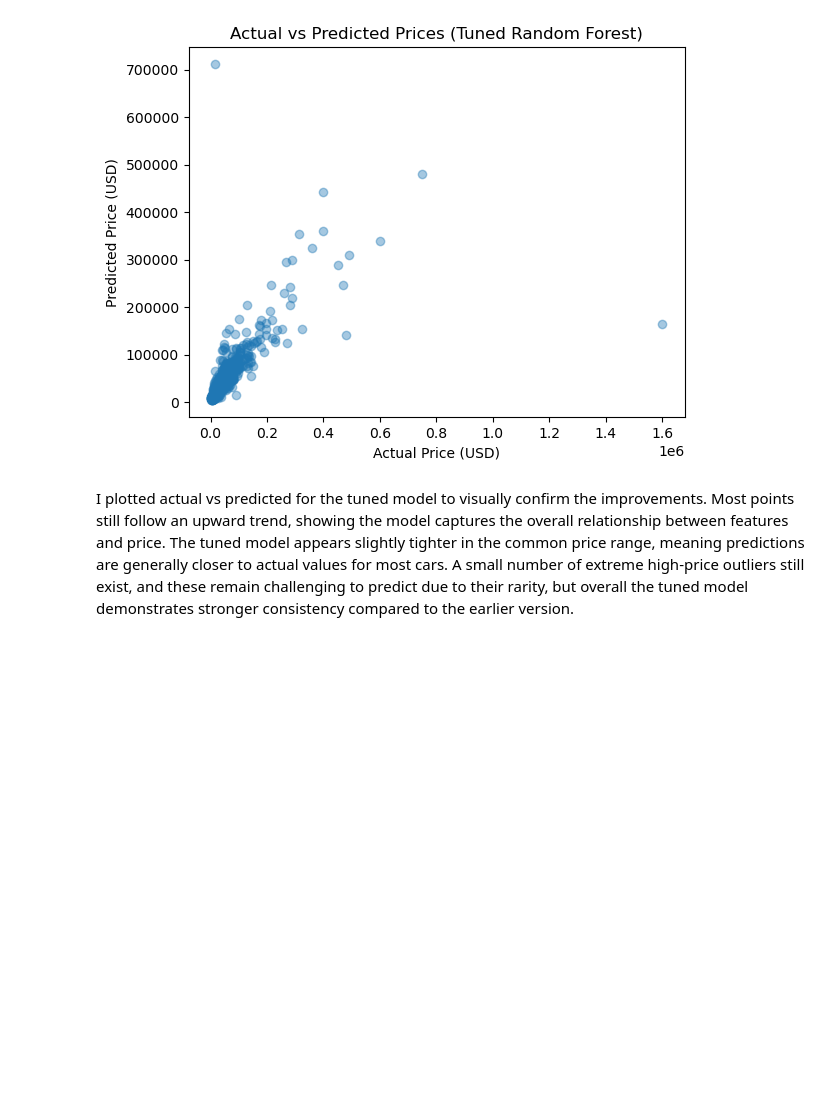
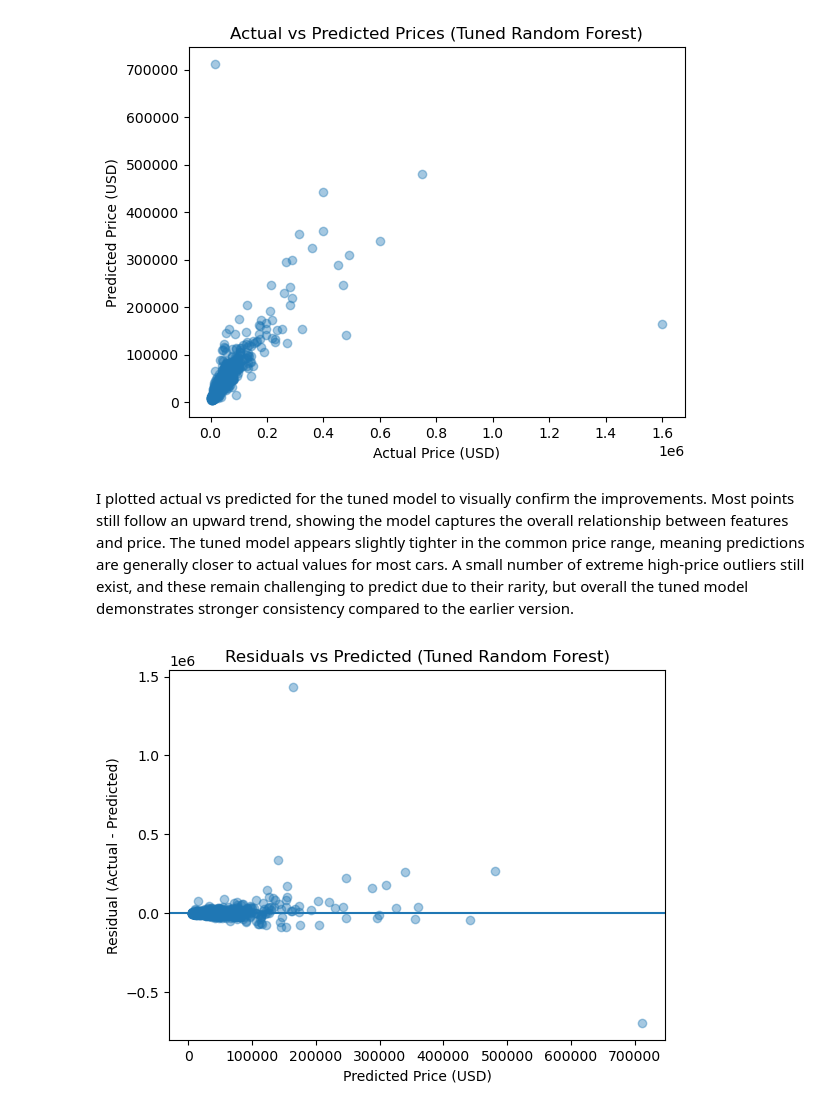
Before and after one commit to Amirul36/mldp-used-car-price, a Jupyter notebook: MLDP Program Codes Submission Template.ipynb, the cells around one changed output. Saved outputs shown, nothing was run; the diff lists cells and outputs as text; code cells hidden in the pictures; blank space fills up the shorter version.

```diff
--- a/MLDP Program Codes Submission Template.ipynb
+++ b/MLDP Program Codes Submission Template.ipynb
@@ -1397,3 +1417,17 @@ plt.show()
 [figure]
 # %% [markdown]
 I plotted actual vs predicted for the tuned model to visually confirm the improvements. Most points still follow an upward trend, showing the model captures the overall relationship between features and price. The tuned model appears slightly tighter in the common price range, meaning predictions are generally closer to actual values for most cars. A small number of extreme high-price outliers still exist, and these remain challenging to predict due to their rarity, but overall the tuned model demonstrates stronger consistency compared to the earlier version.
+# %%
+# Residual plot (Tuned Random Forest)
+y_pred_tuned = rf_tuned.predict(X_test)
+residuals_tuned = y_test - y_pred_tuned
+
+plt.figure()
+plt.scatter(y_pred_tuned, residuals_tuned, alpha=0.4)
+plt.title("Residuals vs Predicted (Tuned Random Forest)")
+plt.xlabel("Predicted Price (USD)")
+plt.ylabel("Residual (Actual - Predicted)")
+plt.axhline(0)
+plt.show()
+# %% [output]
+[figure, added]
```
Also changed, not shown: parts of 75 cells of this notebook, 9 other files.
